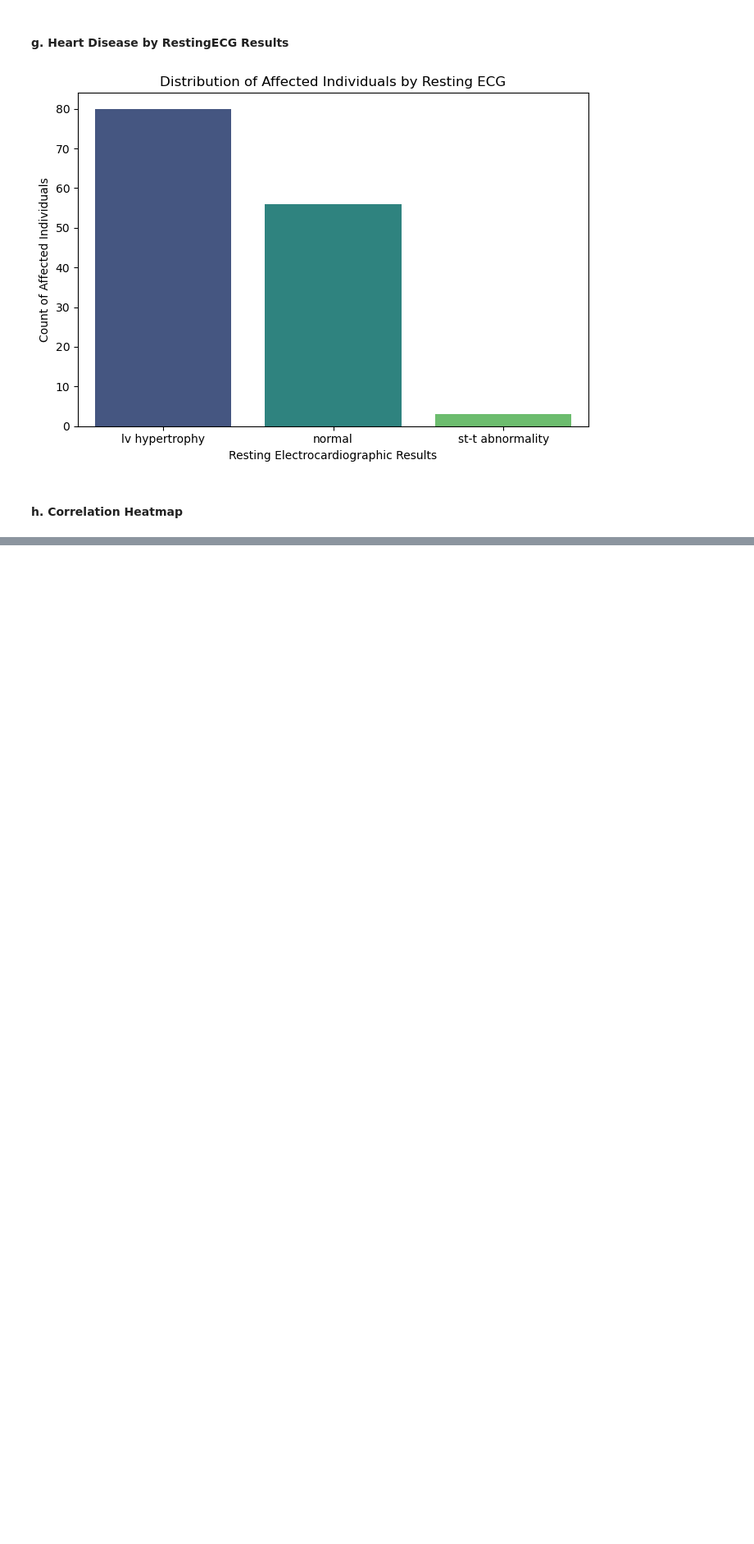
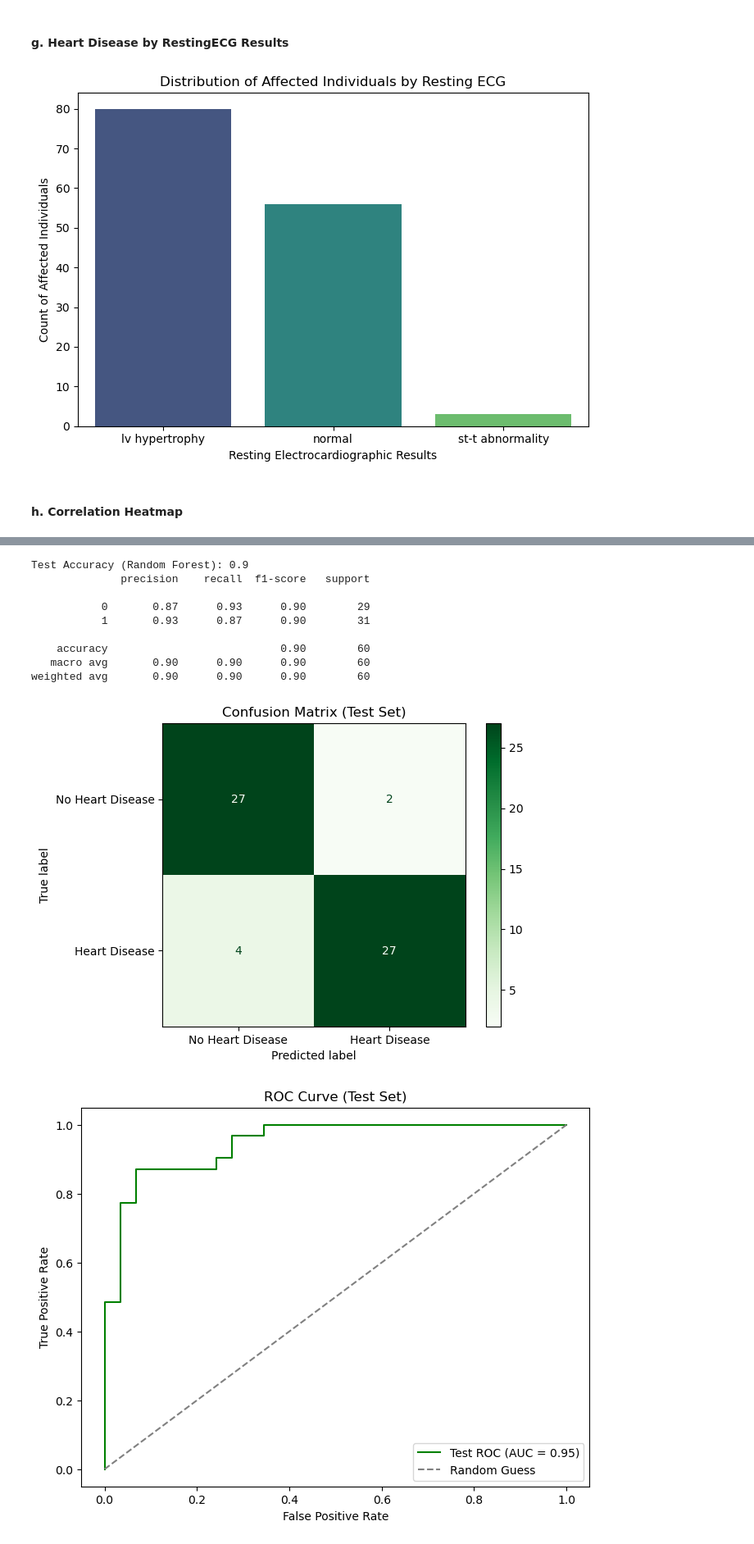
Before and after one commit to SwetaReddy30/Cleveland_Heart-Disease-Prediction, a Jupyter notebook: UCI_Cleveland_Heart_Disease_Prediction.ipynb, the cells around one changed output, grey strips where cells are left out. Shown: that part at 82% size. Drawn from its saved outputs; the diff is of its cells as text; code cells hidden in the pictures; blank space fills up the shorter version.

```diff
--- a/UCI_Cleveland_Heart_Disease_Prediction.ipynb
+++ b/UCI_Cleveland_Heart_Disease_Prediction.ipynb
@@ -292,0 +485,39 @@ plt.show()
+# %%
+# Test set evaluation
+test_predictions_rf = best_rf.predict(X_test)
+print("\nTest Accuracy (Random Forest):", accuracy_score(y_test, test_predictions_rf))
+print(classification_report(y_test, test_predictions_rf))
+#print("Confusion Matrix (Test):\n", confusion_matrix(y_test, test_predictions_rf))
+
+# Plot confusion matrix for test set
+ConfusionMatrixDisplay.from_predictions(
+    y_test, test_predictions_rf,
+    display_labels=["No Heart Disease", "Heart Disease"],
+    cmap="Greens"
+)
+plt.title("Confusion Matrix (Test Set)")
+plt.show()
+
+test_probs = best_rf.predict_proba(X_test)  # Predicted probabilities for test set
+fpr_test, tpr_test, _ = roc_curve(y_test, test_probs[:, 1])
+roc_auc_test = auc(fpr_test, tpr_test)
+plt.figure(figsize=(8, 6))
+plt.plot(fpr_test, tpr_test, color='green', label=f'Test ROC (AUC = {roc_auc_test:.2f})')
+plt.plot([0, 1], [0, 1], color='gray', linestyle='--', label='Random Guess')
+plt.xlabel('False Positive Rate')
+plt.ylabel('True Positive Rate')
+plt.title('ROC Curve (Test Set)')
+plt.legend()
+plt.show()
+# %% [output]
+Test Accuracy (Random Forest): 0.9
+              precision    recall  f1-score   support
+
+           0       0.87      0.93      0.90        29
+           1       0.93      0.87      0.90        31
+
+    accuracy                           0.90        60
+   macro avg       0.90      0.90      0.90        60
+weighted avg       0.90      0.90      0.90        60
+[figure, added]
+[figure, added]
```
Also changed, not shown: parts of 15 cells of this notebook.
